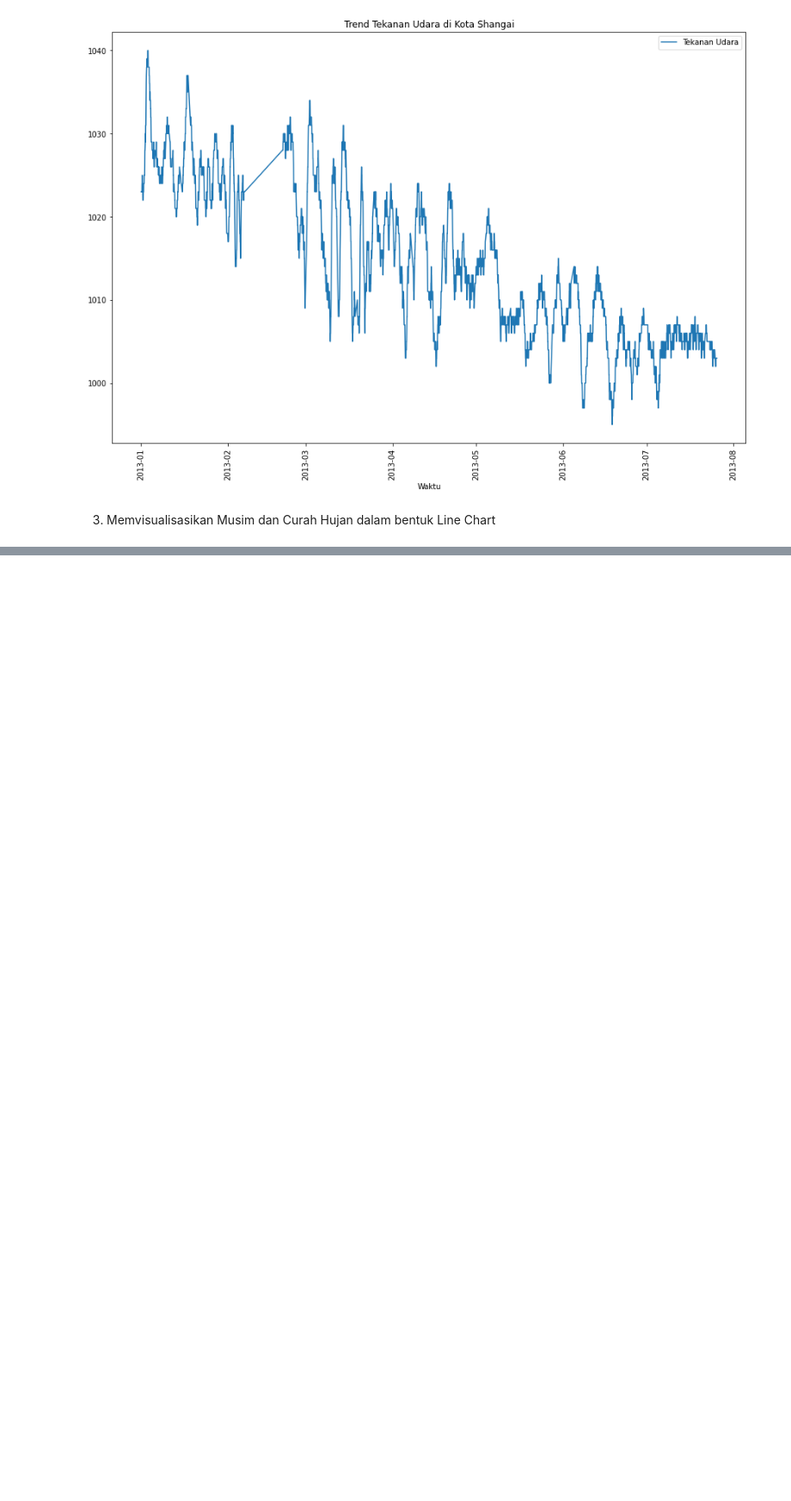
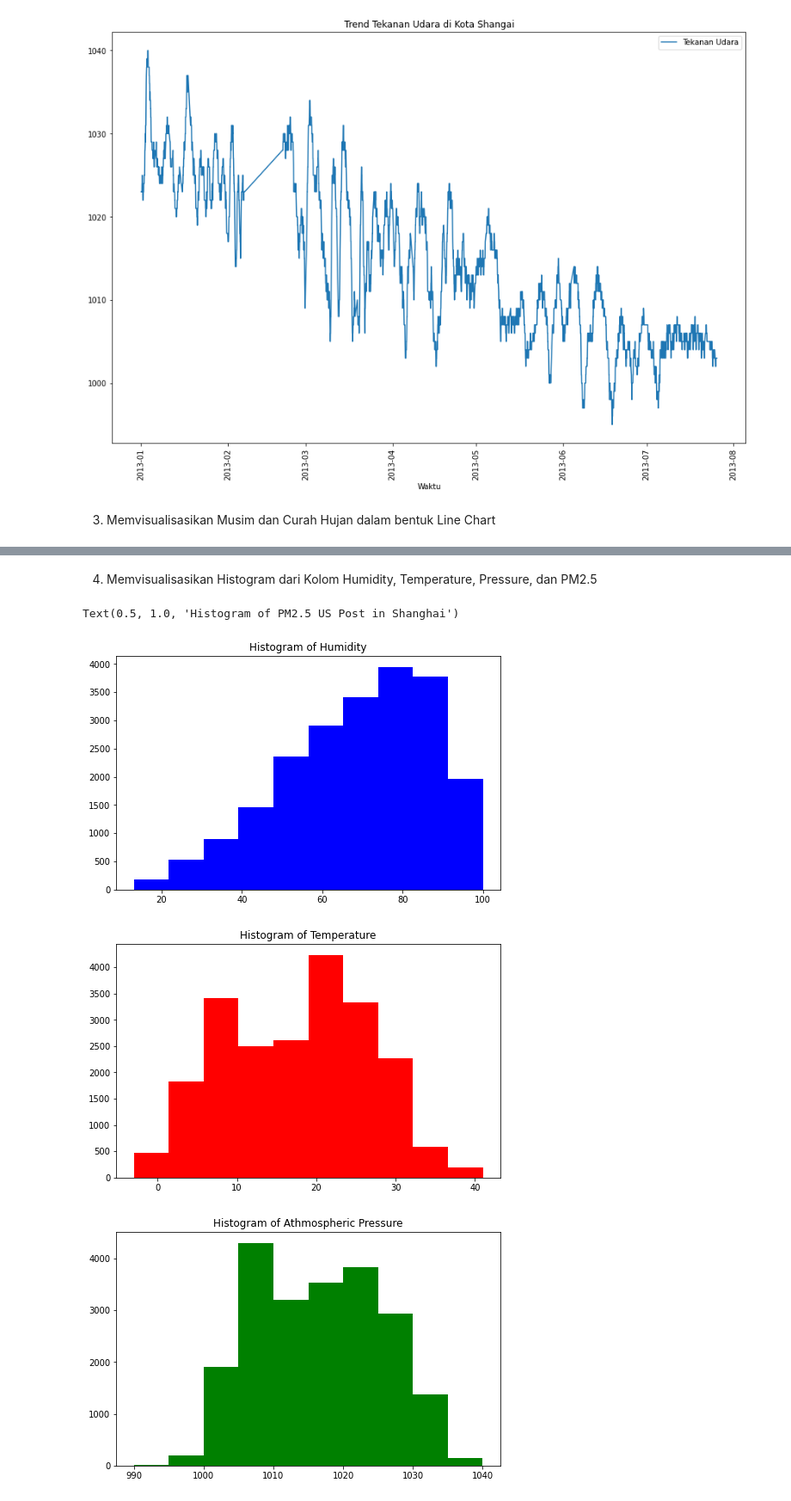
Before and after one commit to azizfath/fp-bdpa, a Jupyter notebook: UAS_BIGDATA.ipynb, the cells around one changed output, grey strips where cells are left out. Shown at 86% size. Cells and saved outputs as stored; diff of their text form; code cells hidden in the pictures; blank space fills up the shorter version.

```diff
--- a/UAS_BIGDATA.ipynb
+++ b/UAS_BIGDATA.ipynb
@@ -294,0 +305,16 @@ plt.show()
+# %% [markdown]
+4) Memvisualisasikan Histogram dari Kolom Humidity, Temperature, Pressure, dan PM2.5
+# %%
+df.hist(column='HUMI',grid=False, figsize=(8,5),zorder=2,color="b")
+plt.title("Histogram of Humidity")
+df.hist(column='TEMP',grid=False, figsize=(8,5),zorder=2,color="r")
+plt.title("Histogram of Temperature")
+df.hist(column='PRES',grid=False, figsize=(8,5),zorder=2,color="g")
+plt.title("Histogram of Athmospheric Pressure")
+df.hist(column='PM_US Post',grid=False, figsize=(8,5),zorder=2,color="y")
+plt.title("Histogram of PM2.5 US Post in Shanghai")
+# %% [output]
+Text(0.5, 1.0, 'Histogram of PM2.5 US Post in Shanghai')
+[figure, added]
+[figure, added]
+[figure, added]
```
Also changed, not shown: parts of 35 cells of this notebook.
